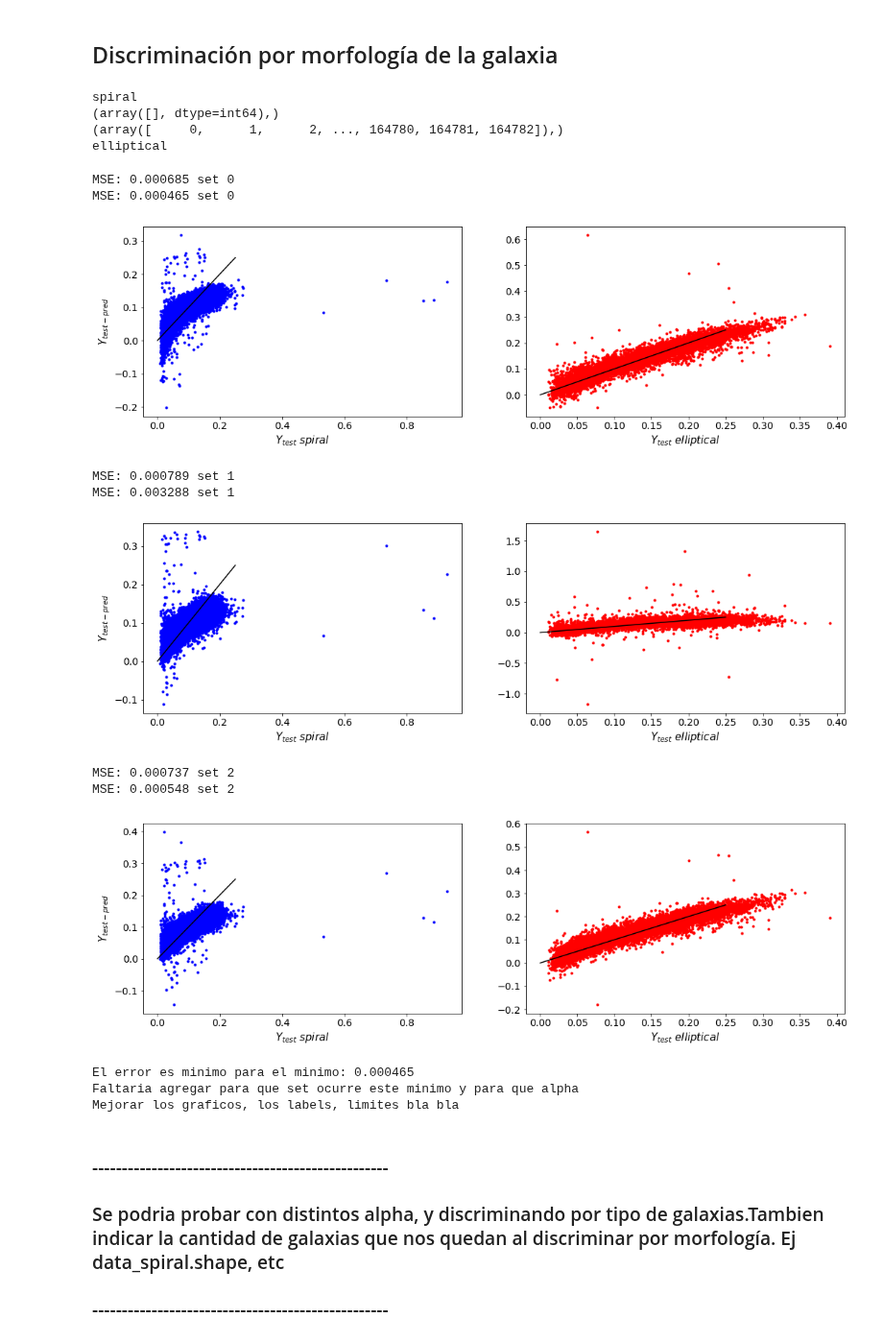
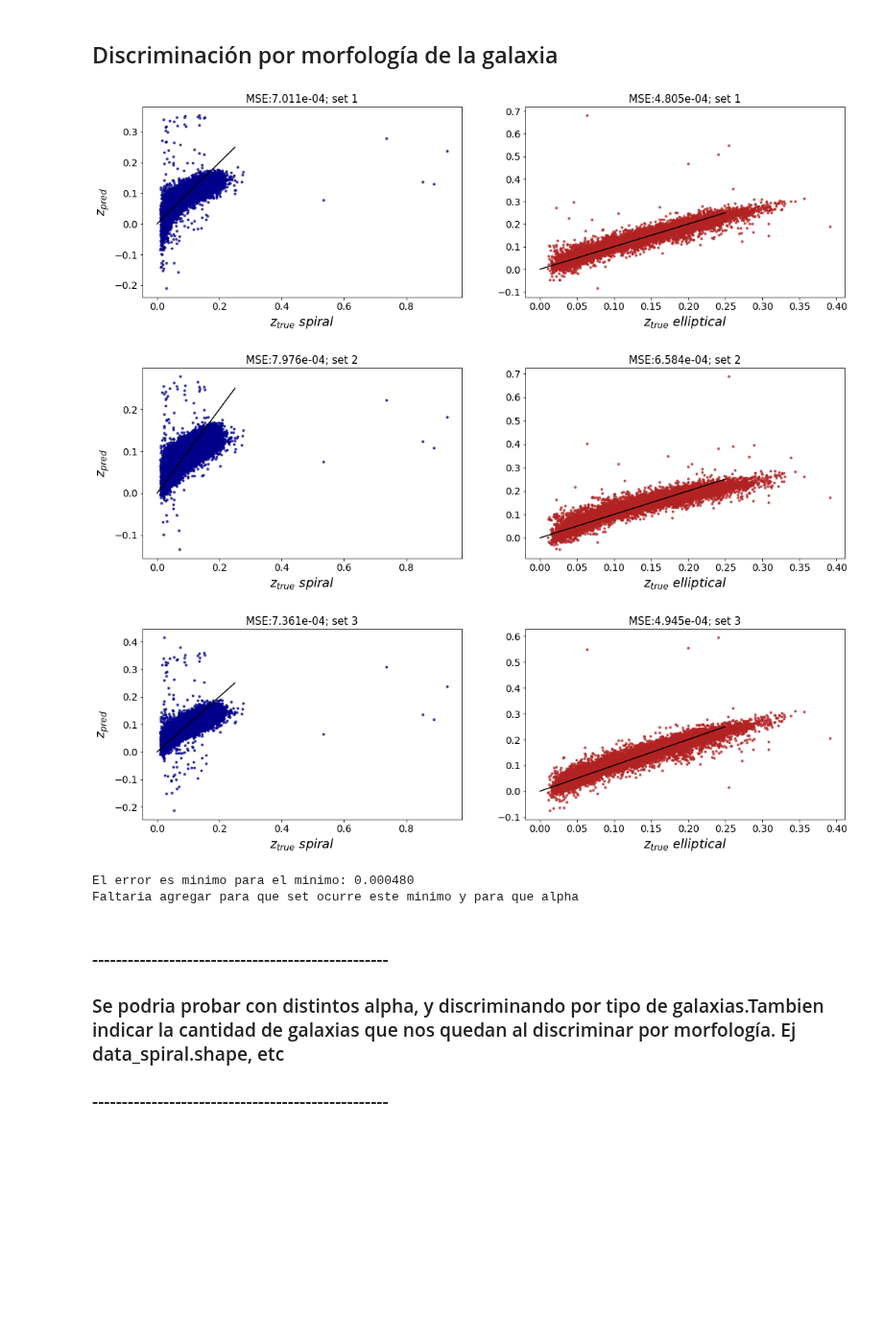
Before and after one commit to leoborgnino/mentoria-astro-datos, a Jupyter notebook: 3_Intro_Aprendizaje-2.ipynb, the cells around one changed output. Shown at 96% size. Saved outputs shown, nothing was run; the diff lists cells and outputs as text; code cells hidden in the pictures; blank space fills up the shorter version.

```diff
--- a/3_Intro_Aprendizaje-2.ipynb
+++ b/3_Intro_Aprendizaje-2.ipynb
@@ -344,18 +341,6 @@ data_spiral = data[data['spiral'] == 1]
 data_elliptical = data[data['elliptical'] == 1]
 
 tipo=['spiral', 'elliptical']
-
-for i in tipo:
-    print(i)
-    if i=='spiral':
-        print(np.where(vars()['data_'+str(i)]['elliptical']==1))
-    if i=='elliptical':
-        print(np.where(vars()['data_'+str(i)]['spiral']==1))
-# %% [output]
-spiral
-(array([], dtype=int64),)
-(array([     0,      1,      2, ..., 164780, 164781, 164782]),)
-elliptical
 # %%
 selector =[filter_col, filter_colp, filter_col_sre]
 
@@ -366,7 +351,7 @@ scaler = StandardScaler()
 
 
 tipo=['spiral', 'elliptical']
-c=['blue', 'red']
+c=['darkblue', 'firebrick']
 
 for ind,j in enumerate(selector):
     h=0
@@ -390,53 +375,44 @@ for ind,j in enumerate(selector):
 
         # Predigo los valores de test
         y_train_pred = sgd_reg.predict(X_train)
 
         # Predigo los valores de train
         y_test_pred = sgd_reg.predict(X_test)
 
         # Error cuadratico medio entrenamiento
 #        train_error.append(mean_squared_error(y_train, y_train_pred))
 
         # Error cuadratico medio test
         test_error.append(mean_squared_error(y_test, y_test_pred))
 
-        print("MSE: %f"%(test_error[0]),"set %i"%(ind))
-
 
         # Grafico error
-        ax[h].plot(y_test, y_test_pred, '.', color=c[h])
+        ax[h].plot(y_test, y_test_pred, '.', color=c[h], alpha=0.7)
         ax[h].plot([0,0.25], [0,0.25], 'k-')#, color="blue")
         ax[h].tick_params(labelsize=14)
+        ax[h].set_title("MSE:%.3e"%(test_error[0])+"; set %i"%(ind+1), fontsize=15)
+        if h==0:
+            ax[h].set_ylabel(r'$z_{pred}$', fontsize=18)
 
         if h==0:
-            ax[h].set_ylabel(r'$Y_{test-pred}$', fontsize=15)
+            ax[h].set_xlabel(r'$z_{true}\,\, spiral$', fontsize=18)
 
-        if h==0:
-            ax[h].set_xlabel(r'$Y_{test}\,\, spiral$', fontsize=15)
         if h==1:
-            ax[h].set_xlabel(r'$Y_{test}\,\, elliptical$', fontsize=15)
+            ax[h].set_xlabel(r'$z_{true}\,\, elliptical$', fontsize=18)
 
         h=h+1
     plt.show()
     min_selector_error.append(min(test_error))
     min_selector_indx.append(test_error.index(min(test_error)))
 
 print("El error es minimo para el minimo: %f"%(min(min_selector_error)))#,"Correspondiente al set: %f"%(min(min_selector_error)) )
 print("Faltaria agregar para que set ocurre este minimo y para que alpha")
-print("Mejorar los graficos, los labels, limites bla bla")
 # %% [output]
+[figure, new version]
+[figure, new version]
+[figure, new version]
-MSE: 0.000685 set 0
-MSE: 0.000465 set 0
+El error es minimo para el minimo: 0.000480
+Faltaria agregar para que set ocurre este minimo y para que alpha
-[figure, old version]
-MSE: 0.000789 set 1
-MSE: 0.003288 set 1
-[figure, old version]
-MSE: 0.000737 set 2
-MSE: 0.000548 set 2
-[figure, old version]
-El error es minimo para el minimo: 0.000465
-Faltaria agregar para que set ocurre este minimo y para que alpha
-Mejorar los graficos, los labels, limites bla bla
 # %% [markdown]
 ### --------------------------------------------------
 ### Se podria probar con distintos alpha, y discriminando por tipo de galaxias.Tambien indicar la cantidad de galaxias que nos quedan al discriminar por morfología. Ej data_spiral.shape, etc
```
Also changed, not shown: parts of 6 cells of this notebook.
